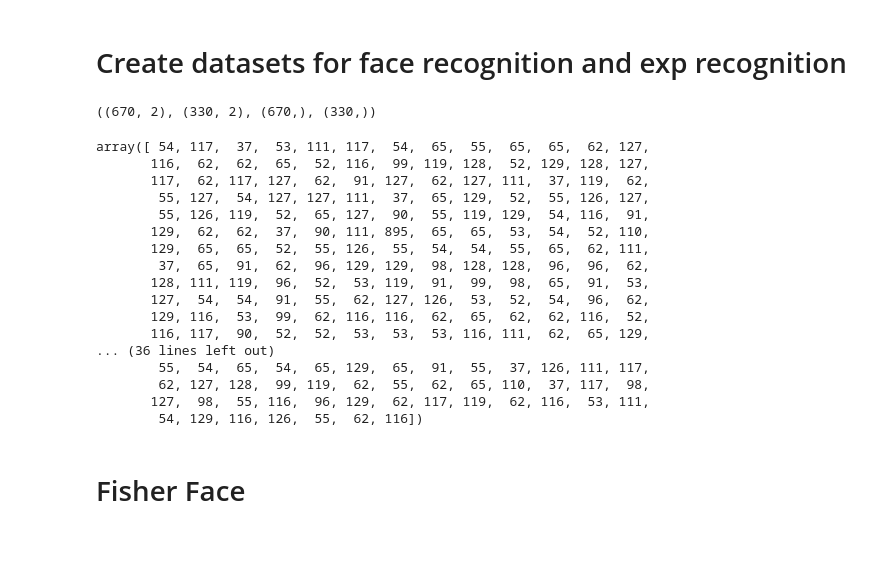
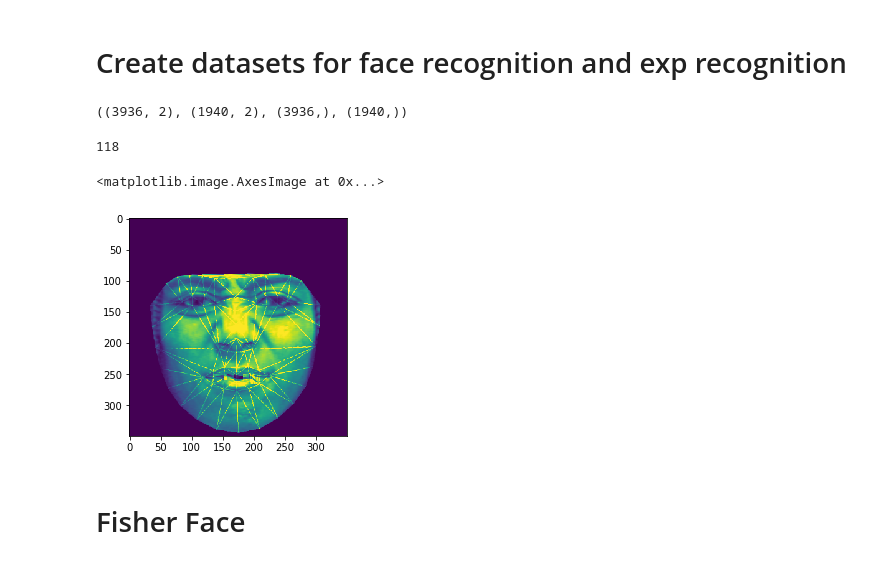
Before and after one commit to maxxiefjv/ACVPR-ExpressionInvariantFaceRecognition, a Jupyter notebook: Final Project Results/FaceRecognition.ipynb, the cells around one changed output. Drawn from its saved outputs; the diff is of its cells as text; code cells hidden in the pictures.

Commit message:
Added all data to training parts

```diff
--- a/Final Project Results/FaceRecognition.ipynb
+++ b/Final Project Results/FaceRecognition.ipynb
@@ -209,5 +221,5 @@ images_df = pd.read_pickle('./joined_images_df.pkl')
 # %%
-images_df = images_df.iloc[:1000]
+images_df = images_df.iloc[:]
 # %%
 X_rec_origin, y_rec_origin = images_df[['original_image', 'neutralised_image']], images_df['name']
 
@@ -216,27 +228,16 @@ X_rec_origin_train.reset_index(drop=True, inplace=True), X_rec_origin_test.reset
 y_rec_origin_train.reset_index(drop=True, inplace=True), y_rec_origin_test.reset_index(drop=True, inplace=True)
 X_rec_origin_train.shape, X_rec_origin_test.shape, y_rec_origin_train.shape, y_rec_origin_test.shape
 # %% [output]
-((670, 2), (330, 2), (670,), (330,))
+((3936, 2), (1940, 2), (3936,), (1940,))
-# %%
-np.array(y_rec_origin_train)
-# %% [output]
-array([ 54, 117,  37,  53, 111, 117,  54,  65,  55,  65,  65,  62, 127,
-       116,  62,  62,  65,  52, 116,  99, 119, 128,  52, 129, 128, 127,
-       117,  62, 117, 127,  62,  91, 127,  62, 127, 111,  37, 119,  62,
-        55, 127,  54, 127, 127, 111,  37,  65, 129,  52,  55, 126, 127,
-        55, 126, 119,  52,  65, 127,  90,  55, 119, 129,  54, 116,  91,
-       129,  62,  62,  37,  90, 111, 895,  65,  65,  53,  54,  52, 110,
-       129,  65,  65,  52,  55, 126,  55,  54,  54,  55,  65,  62, 111,
-        37,  65,  91,  62,  96, 129, 129,  98, 128, 128,  96,  96,  62,
-       128, 111, 119,  96,  52,  53, 119,  91,  99,  98,  65,  91,  53,
-       127,  54,  54,  91,  55,  62, 127, 126,  53,  52,  54,  96,  62,
-       129, 116,  53,  99,  62, 116, 116,  62,  65,  62,  62, 116,  52,
-       116, 117,  90,  52,  52,  53,  53,  53, 116, 111,  62,  65, 129,
-... (36 lines left out)
-        55,  54,  65,  54,  65, 129,  65,  91,  55,  37, 126, 111, 117,
-        62, 127, 128,  99, 119,  62,  55,  62,  65, 110,  37, 117,  98,
-       127,  98,  55, 116,  96, 129,  62, 117, 119,  62, 116,  53, 111,
-        54, 129, 116, 126,  55,  62, 116])
+# %%
+len(set(y_rec_origin_train.to_numpy()))
+# %% [output]
+118
+# %%
+plt.imshow(images_df[['neutralised_image']].iloc[999].to_numpy()[0])
+# %% [output]
+<matplotlib.image.AxesImage at 0x...>
+[figure, added]
 # %% [markdown]
 # Fisher Face
 # %%
```
Also changed, not shown: parts of 13 cells of this notebook.
